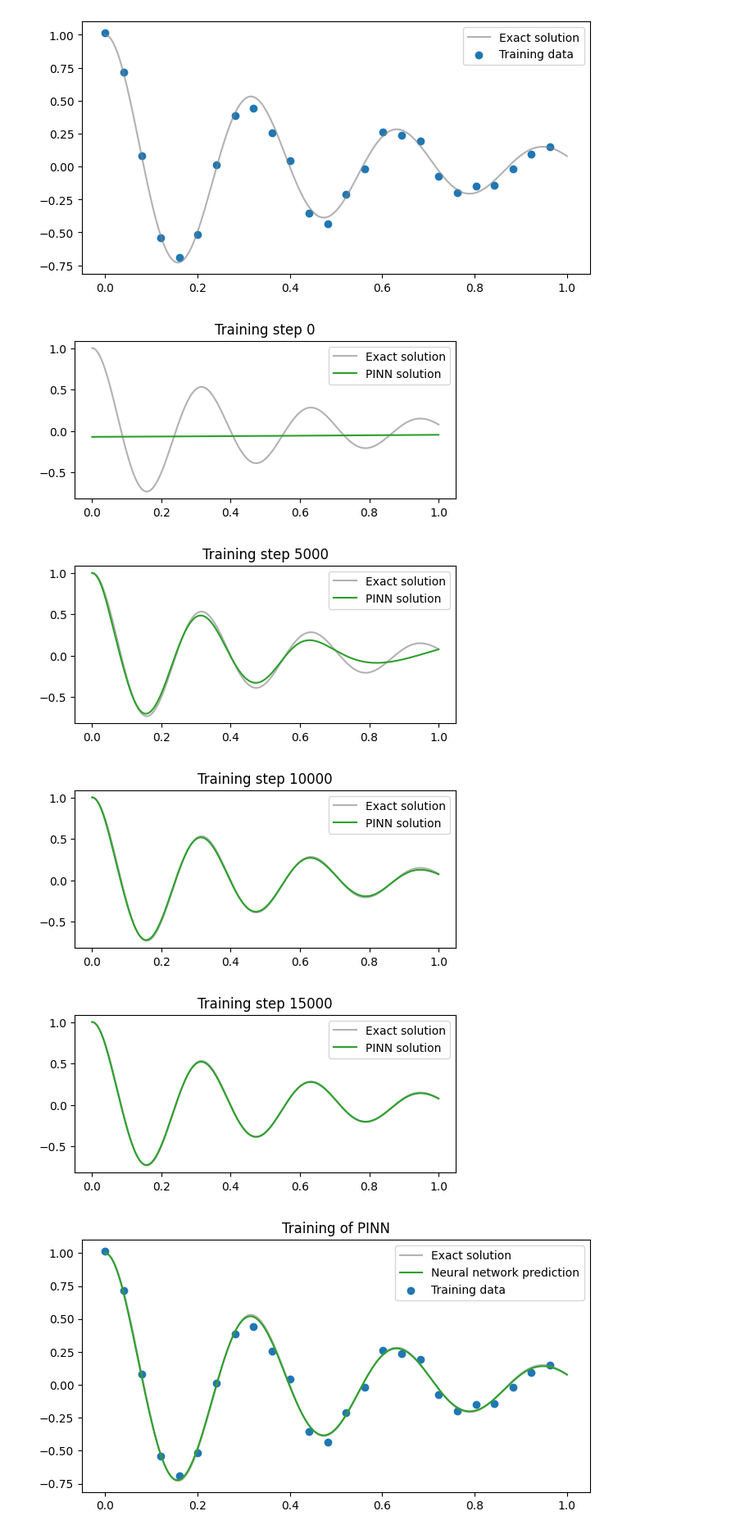
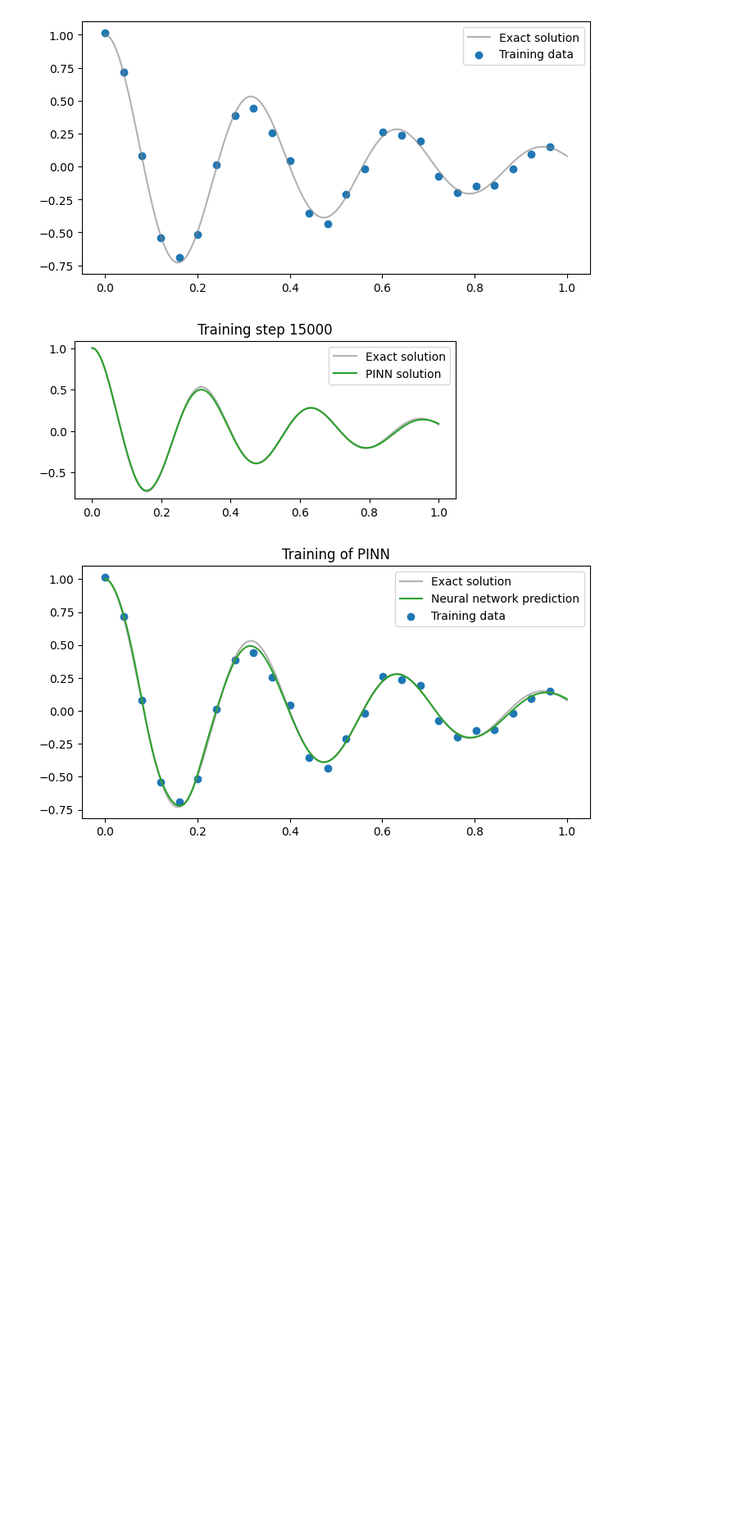
Before and after one commit to NNCT2904/harmonic-oscillator-pinn, a Jupyter notebook: PINN_simulation.ipynb, the cells around one changed output. Shown at 82% size. Cells and saved outputs as stored; diff of their text form; code cells hidden in the pictures; blank space fills up the shorter version.

Commit message:
Simulator and parameter PINN_parameter_recovery

```diff
--- a/PINN_simulation.ipynb
+++ b/PINN_simulation.ipynb
@@ -52,0 +54,2 @@ torch.manual_seed(123)
+# %%
+device = backend_check()
@@ -69,12 +76,16 @@ plt.show()
 [figure]
 # %%
 # Neural Network to train
-pinn = FCN(N_INPUT=1, N_OUTPUT=1, N_HIDDEN=32, N_LAYERS=3)
+pinn = FCN(N_INPUT=1, N_OUTPUT=1, N_HIDDEN=32, N_LAYERS=3).to(device)
 
 # For initial condition loss
-t_initial = torch.tensor(0.).view(-1,1).requires_grad_(True)
+t_initial = torch.tensor(0.).view(-1,1).requires_grad_(True).to(device)
 
-t_data = t_data.requires_grad_(True)
+t_data = t_data.requires_grad_(True).to(device)
+
+t_true_device = t_true.to(device)
+
+obs_data = obs_data.to(device)
 
 d = 2
 w0 = 20
@@ -84,42 +95,50 @@ k = w0**2
 learning_rate=1e-3
 optimiser = torch.optim.Adam(pinn.parameters(), lr=learning_rate)
 
-lambda1, lambda2 = 1e-1, 1e-4
+lambda1, lambda2 = 1e-1, 1e-5
 
 for i in range(15001):
     optimiser.zero_grad()
 
     # Loss function for initial conditions
     prediction = pinn(t_initial)
     loss1, loss2 = boundary_loss(prediction, t_boundary=t_initial)
 
     # Physics loss with DE
     prediction = pinn(t_data)
     loss3 = physics_loss(prediction, t_physics=t_data, mu=mu, k=k)
 
     # Combine loss
-    loss:torch.Tensor = loss1 + lambda1*loss2 + lambda2*loss3 + mse(prediction, obs_data)
+    loss4 = mse(prediction, obs_data)
+    loss:torch.Tensor = loss1 + lambda1*loss2 + lambda2*loss3 + loss4
 
     # loss:torch.Tensor = lambda2*loss3 + mse(prediction, obs_data)
 
     loss.backward()
 
     optimiser.step()
 
     # plot the result as training progresses
-    if i % 5000 == 0:
-        prediction = pinn(t_true).detach()
+    # if i % 5000 == 0:
+    #     prediction = pinn(t_true).detach()
+    #     plt.figure(figsize=(6,2.5))
+    #     plt.plot(t_true[:,0], obs_true[:,0], label="Exact solution", color="tab:grey", alpha=0.6)
+    #     plt.plot(t_true[:,0], prediction[:,0], label="PINN solution", color="tab:green")
+    #     plt.title(f"Training step {i}")
+    #     plt.legend()
+    #     plt.show()
+
+    if i % 1 == 0:
+        clear_output(wait=True)
+        prediction = pinn(t_true_device).detach()
         plt.figure(figsize=(6,2.5))
         plt.plot(t_true[:,0], obs_true[:,0], label="Exact solution", color="tab:grey", alpha=0.6)
-        plt.plot(t_true[:,0], prediction[:,0], label="PINN solution", color="tab:green")
+        plt.plot(t_true[:,0], prediction[:,0].cpu(), label="PINN solution", color="tab:green")
         plt.title(f"Training step {i}")
         plt.legend()
         plt.show()
 # %% [output]
-[figure, old version]
+[figure, new version]
-[figure, removed]
-[figure, removed]
-[figure, removed]
 # %%
 def plot_result(x,y,x_data,y_data,yh, title=None):
 
```
Also changed, not shown: parts of 3 cells of this notebook, 6 other files.
